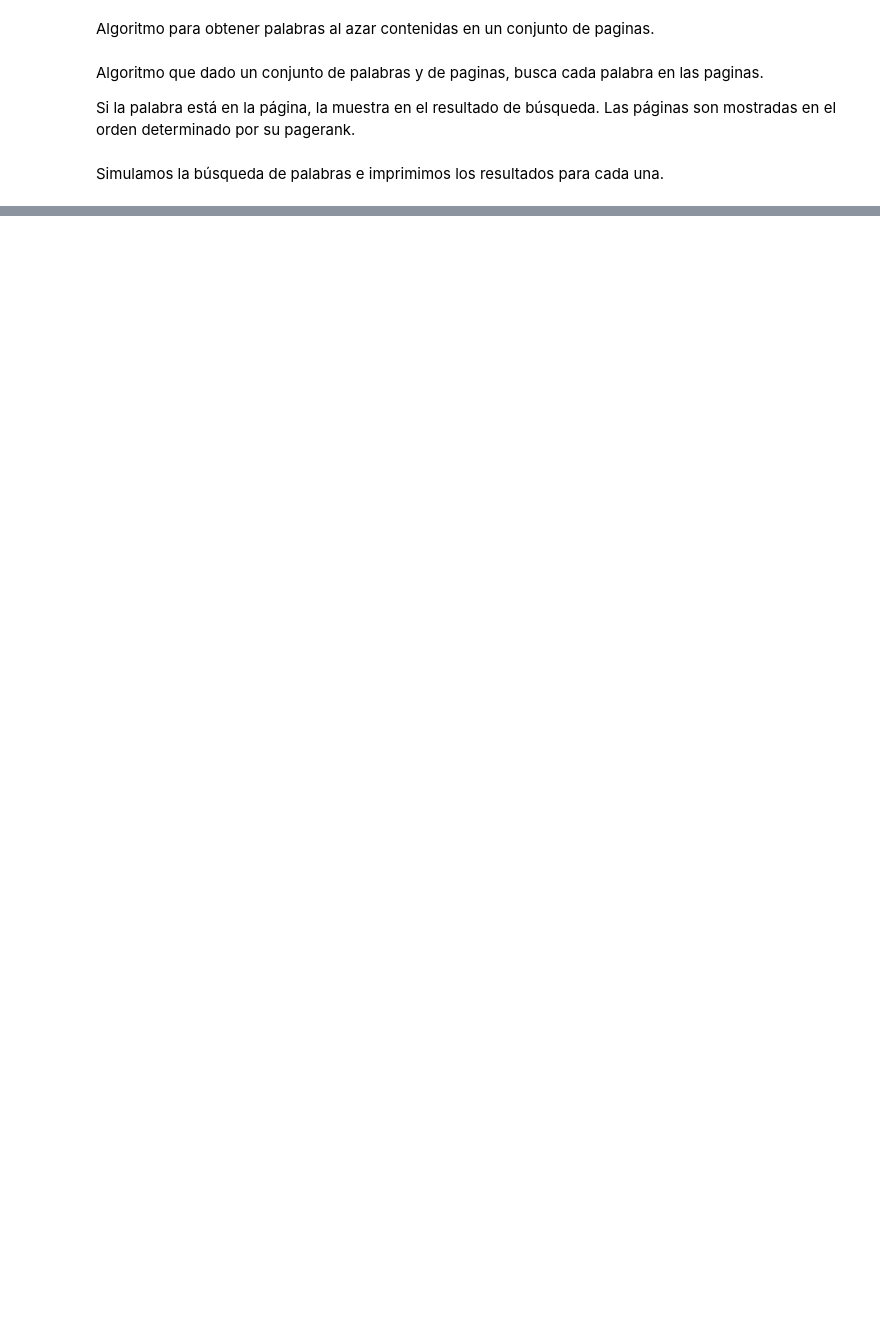
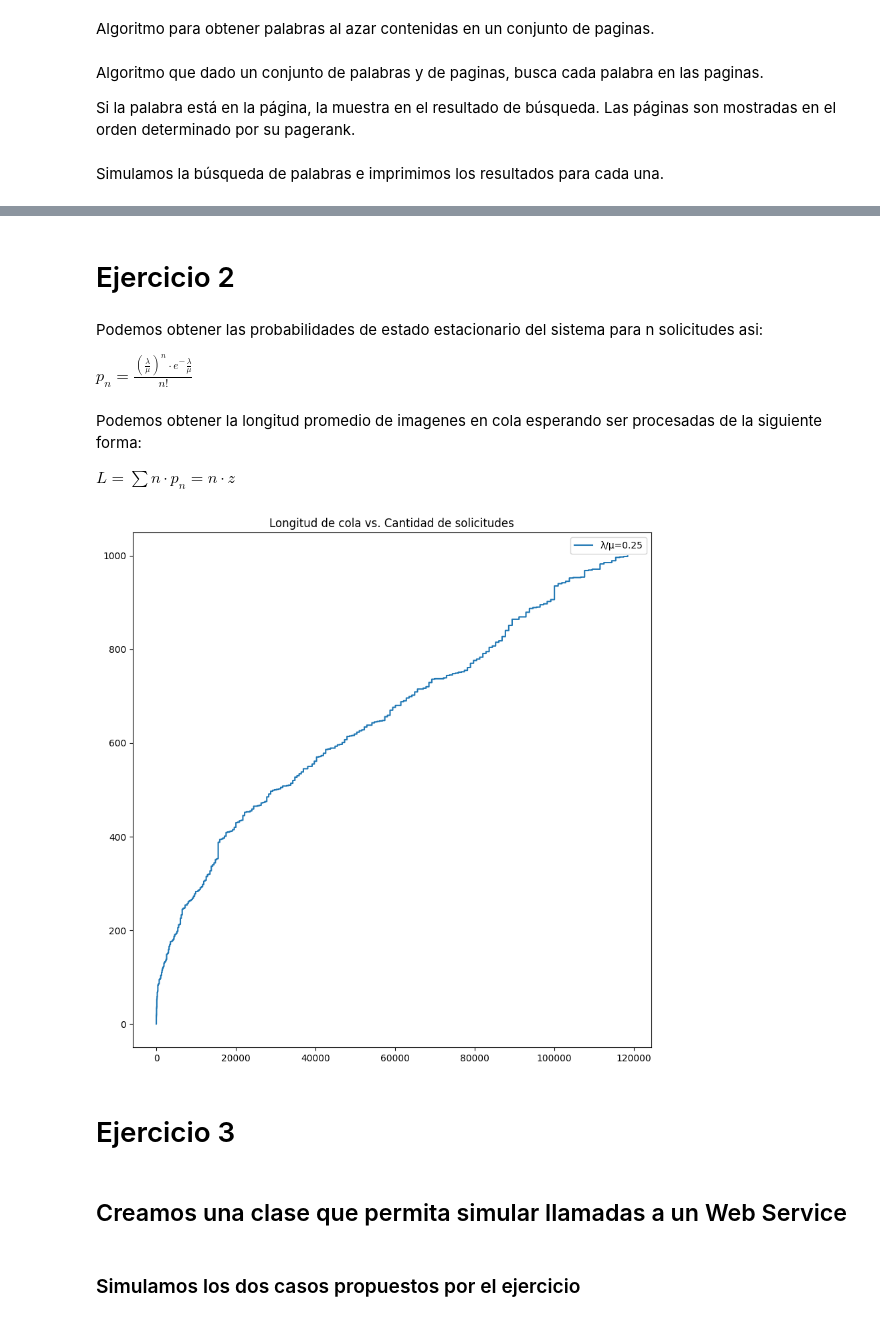
Before and after one commit to ramirogestoso/simulacion-2c-2022, a Jupyter notebook: TP2/tp2.ipynb, the cells around one changed output, grey strips where cells are left out. Saved outputs shown, nothing was run; the diff lists cells and outputs as text; code cells hidden in the pictures; blank space fills up the shorter version.

```diff
--- a/TP2/tp2.ipynb
+++ b/TP2/tp2.ipynb
@@ -248,0 +252,34 @@ De
+# %% [markdown]
+# Ejercicio 2
+# %% [markdown]
+Podemos obtener las probabilidades de estado estacionario del sistema para n solicitudes asi:
+
+$ p_n=\frac{(\frac{\lambda}{\mu})^n \cdot e^-\frac{\lambda}{\mu}}{n!} $
+# %% [markdown]
+Podemos obtener la longitud promedio de imagenes en cola esperando ser procesadas de la siguiente forma:
+
+$ L=\sum n\cdot p_n=n \cdot z$
+# %%
+CANT_MAX_SOLICITUDES=1000
+l=[]
+arribo=0
+lamb=0.25
+mu=1
+ro=lamb/mu
+
+for n in range (CANT_MAX_SOLICITUDES):
+    z= np.random.poisson(ro)
+    arribo=arribo+n*z
+    l.append(arribo)
+
+plt.figure(figsize=(10,10))
+plt.step(l,range(len(l)),where= 'post' ,label='λ/μ=0.25')
+plt.legend()
+plt.title("Longitud de cola vs. Cantidad de solicitudes")
+plt.show()
+# %% [output]
+[figure, added]
+# %% [markdown]
+# Ejercicio 3
+# %% [markdown]
+## Creamos una clase que permita simular llamadas a un Web Service
@@ -248,0 +356,2 @@ De
+# %% [markdown]
+### Simulamos los dos casos propuestos por el ejercicio
```
Also changed, not shown: parts of 87 cells of this notebook, 3 other files.
